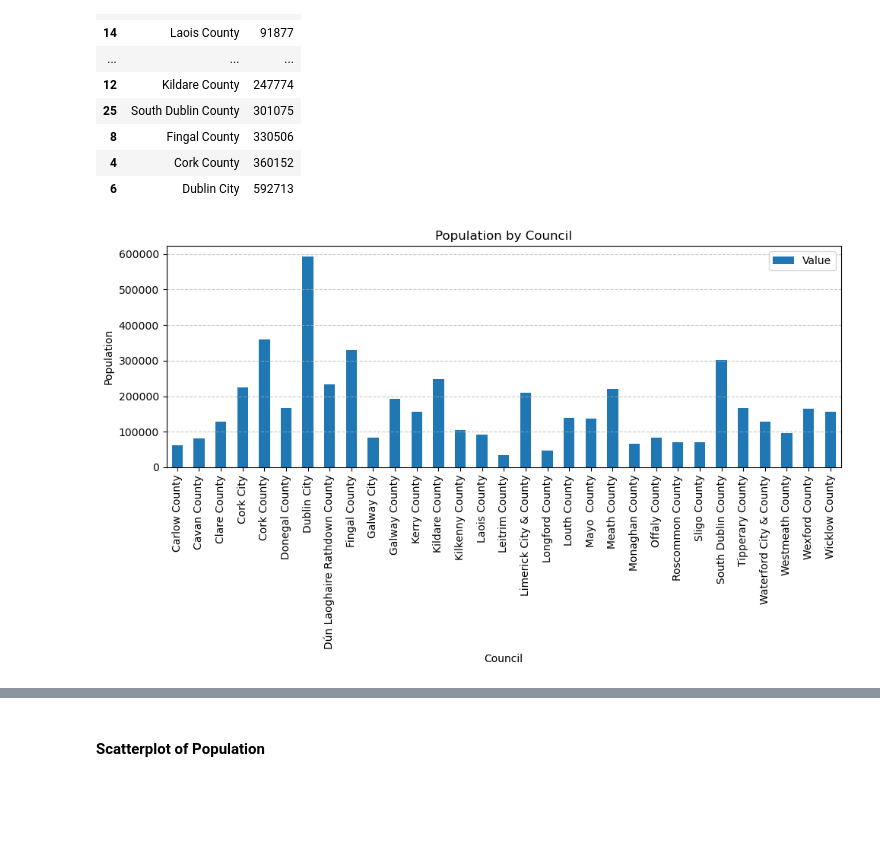
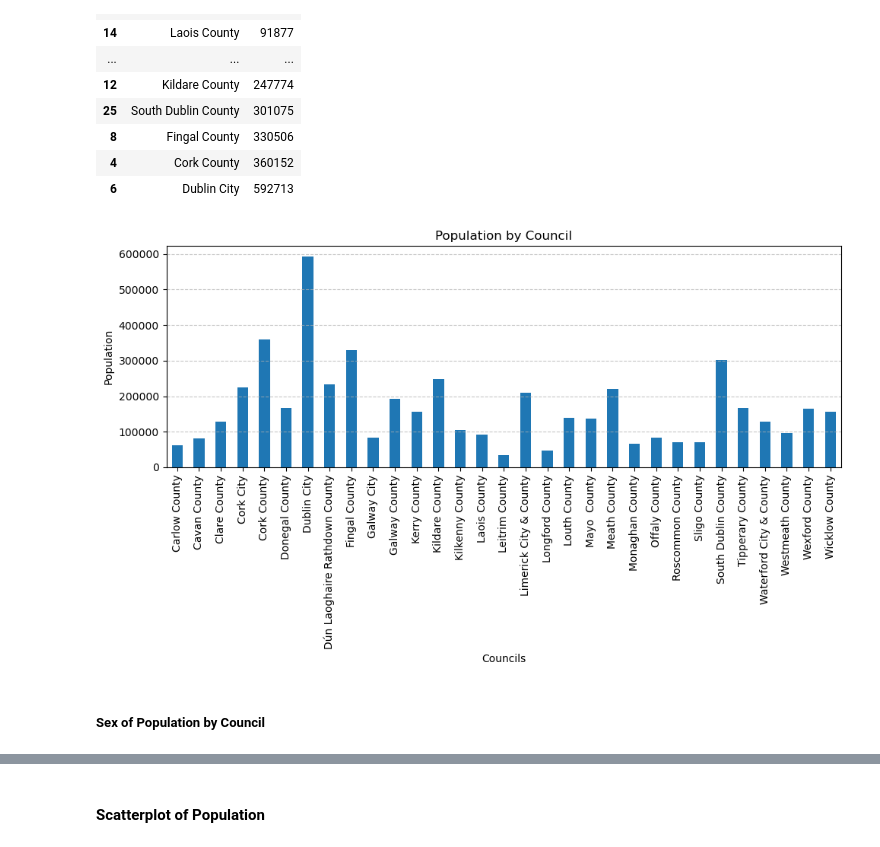
Before and after one commit to zeros2018/population_ireland, a Jupyter notebook: Population Project.ipynb, the cells around one changed output, grey strips where cells are left out. Drawn from its saved outputs; the diff is of its cells as text; code cells hidden in the pictures; blank space fills up the shorter version.

```diff
--- a/Population Project.ipynb
+++ b/Population Project.ipynb
@@ -73,0 +218,4 @@ df_population.head(5)
+# %%
+# change the value of a feature because is better for showing some plots
+df_population['Age'] = df_population['Age'].str.replace('0-4', '0-04')
+df_population['Age'] = df_population['Age'].str.replace('5-9', '05-09')
@@ -190,14 +319,15 @@ df_population_by_councils.reset_index().sort_values('Value')
 | 6 | Dublin City | 592713 |
 # %%
 # Plotting the bar plot
-df_population_by_councils.plot(kind='bar', figsize=(10, 6))
+df_population_by_councils.plot(kind='bar', figsize=(10, 6), legend = False)
 plt.title('Population by Council')
-plt.xlabel('Council')
+plt.xlabel('Councils')
 plt.ylabel('Population')
 plt.xticks(rotation=90)
 plt.grid(axis='y', linestyle='--', alpha=0.7)
-plt.legend(loc='upper right')
 plt.tight_layout()
 plt.show()
 # %% [output]
-[figure, old version]
+[figure, new version]
+# %% [markdown]
+##### Sex of Population by Council
```
Also changed, not shown: parts of 105 cells of this notebook.
